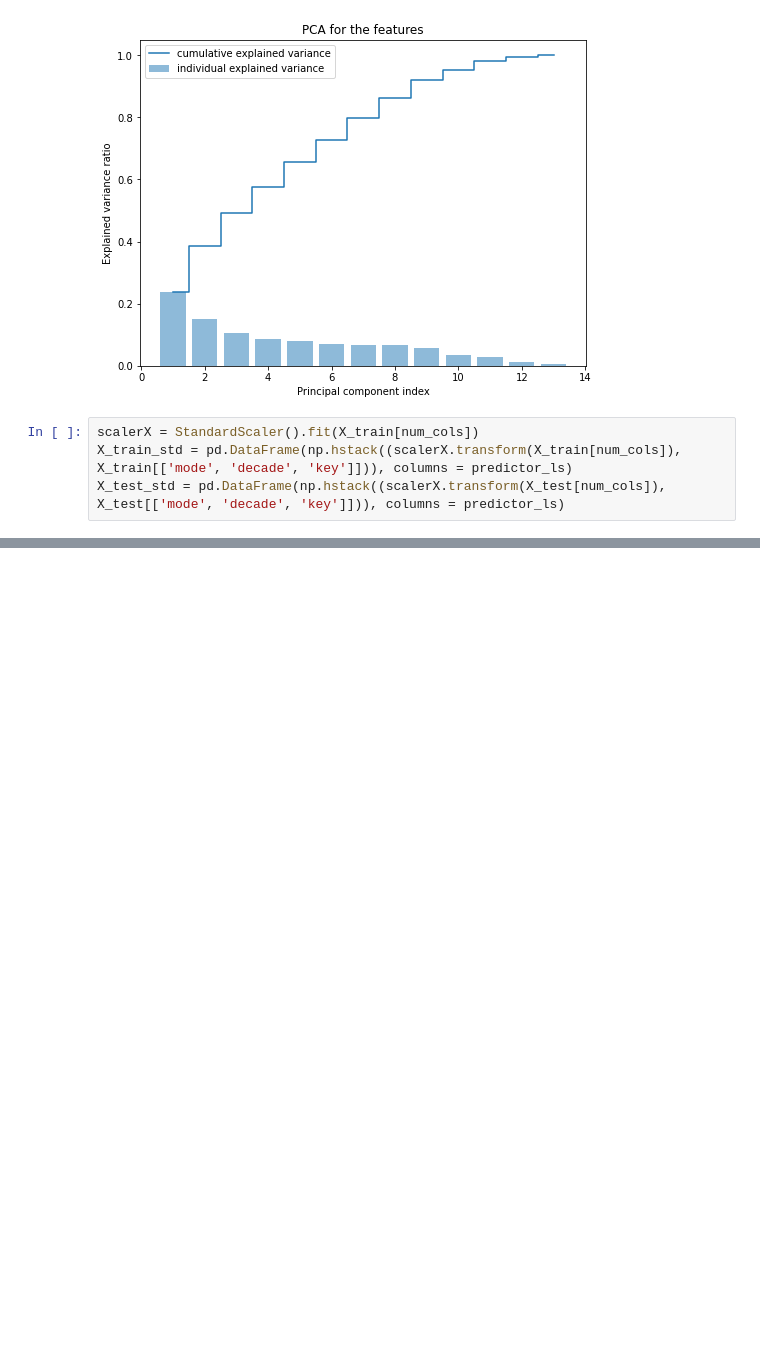
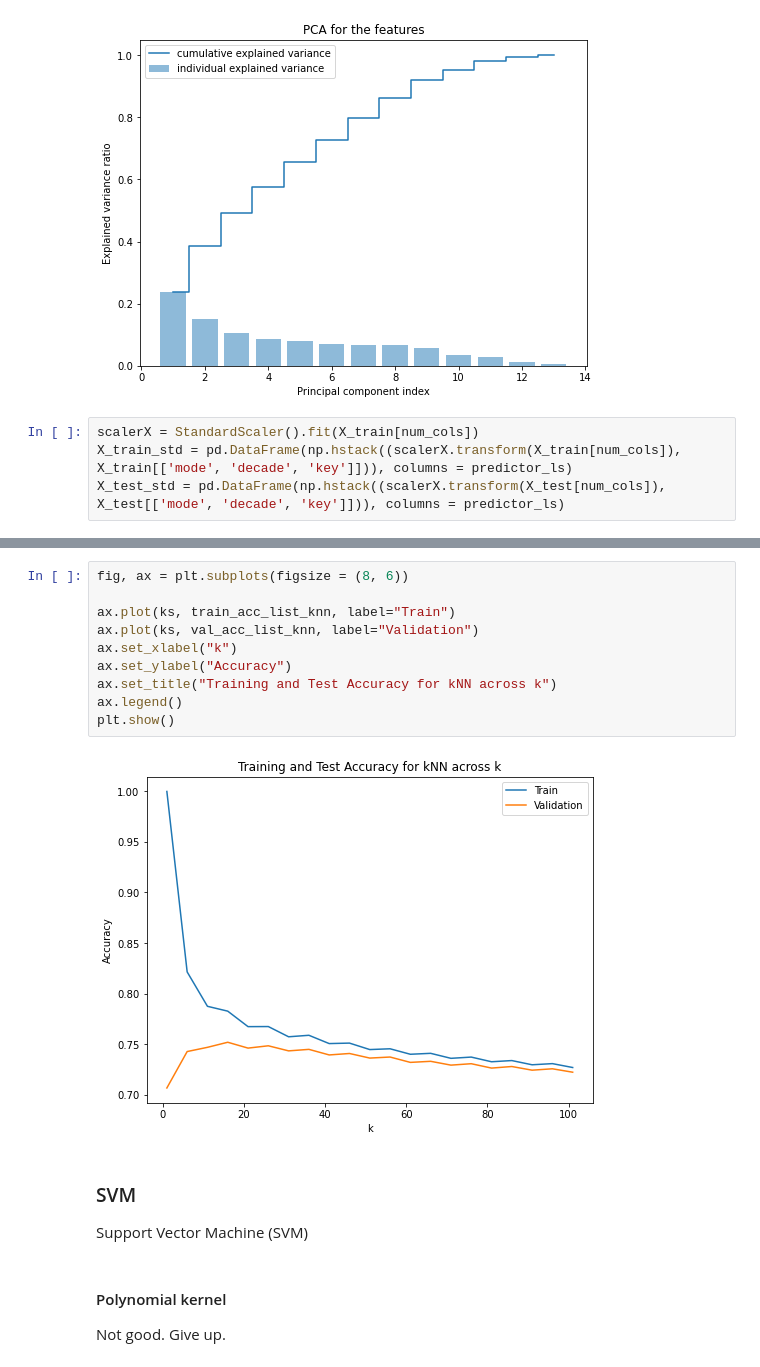
Before and after one commit to miaowu128/Spotify_Song_Hit_Prediction, a Jupyter notebook: 209 project.ipynb, the cells around one changed output, grey strips where cells are left out. Saved outputs shown, nothing was run; the diff lists cells and outputs as text; blank space fills up the shorter version.

```diff
--- a/209 project.ipynb
+++ b/209 project.ipynb
@@ -429,0 +639,20 @@ The test accuracy score for decision tree is 0.714
+# %%
+fig, ax = plt.subplots(figsize = (8, 6))
+
+ax.plot(ks, train_acc_list_knn, label="Train")
+ax.plot(ks, val_acc_list_knn, label="Validation")
+ax.set_xlabel("k")
+ax.set_ylabel("Accuracy")
+ax.set_title("Training and Test Accuracy for kNN across k")
+ax.legend()
+plt.show()
+# %% [output]
+[figure, added]
+# %% [markdown]
+### SVM
+
+Support Vector Machine (SVM)
+# %% [markdown]
+#### Polynomial kernel
+
+Not good. Give up.
```
Also changed, not shown: parts of 48 cells of this notebook.
